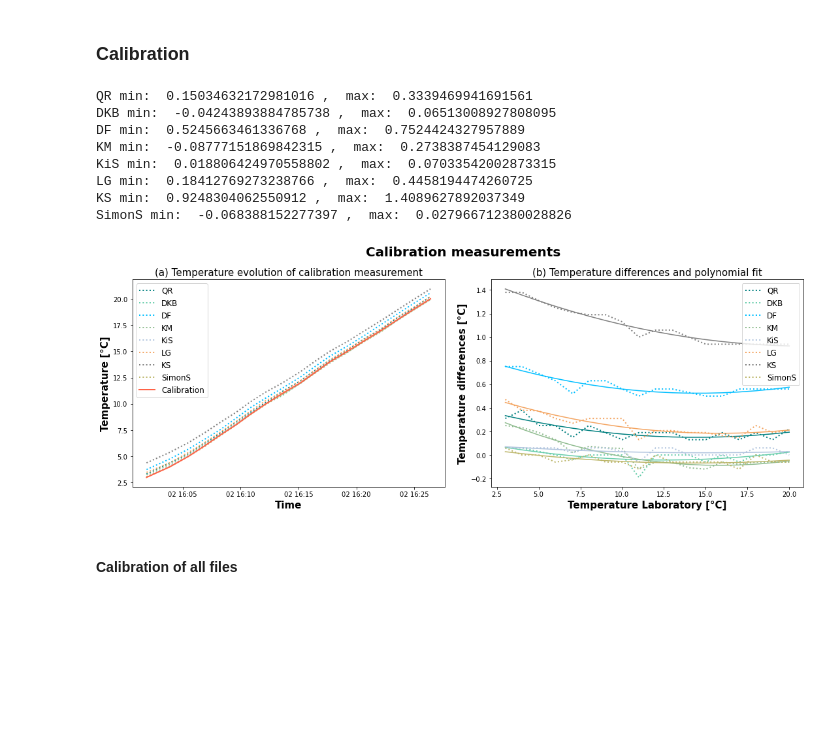
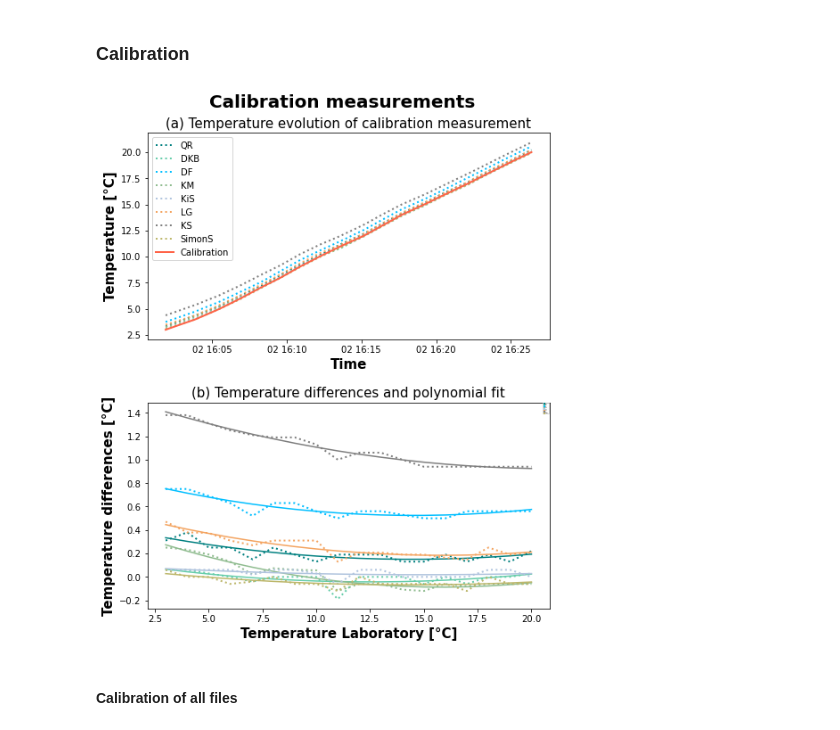
Before and after one commit to loanagr/Temperature_sensor, a Jupyter notebook: Evaluation_Tsensor_measurements.ipynb, the cells around one changed output. Cells and saved outputs as stored; diff of their text form; code cells hidden in the pictures; blank space fills up the shorter version.

```diff
--- a/Evaluation_Tsensor_measurements.ipynb
+++ b/Evaluation_Tsensor_measurements.ipynb
@@ -112,8 +112,8 @@ c = ['tomato', 'teal', 'mediumaquamarine', 'deepskyblue', 'darkseagreen', 'light
      '#7f7f7f', 'darkkhaki', '#17becf']
 
 #start the figure command for 2 subplots
-fig, (ax1,ax2) = plt.subplots(1, 2,figsize=(15,5))
-fig.tight_layout(w_pad=4)
+fig, (ax1,ax2) = plt.subplots(2, figsize=(7,8))
+fig.tight_layout(h_pad=5)
 
 
 #set variables for the calulated fit in the y-variable and the fit parameters
@@ -123,46 +123,37 @@ fit_parameter = {}
 #2nd order polnomial fit for calibration (y=ax²+bx+c)
 for i, sensor in enumerate(sensor_list[1:]):
     #calculation of the fit parameters a, b, c
     fit_parameter[sensor] = np.polyfit(df1_1[sensor_list[0]].values, df1_1[sensor].values-
                                        df1_1[sensor_list[0]].values, 2)
 
     #calculation of polynomial fit using the fit parameters
     fit_y[i] = (fit_parameter[sensor][2]+fit_parameter[sensor][1]*df1_1[sensor_list[0]]+
                 fit_parameter[sensor][0]*df1_1[sensor_list[0]]**2)
-    print(sensor,'min: ', min(fit_y[i]), ',  max: ', max(fit_y[i]))
 
     #plot the fit and calibration measurement:
 
     #plot of temperature evolution over time of the calibration measurement time series
     ax1.plot(df1_1.index,df1_1[sensor],label=sensor, c= c[i+1], linestyle = "dotted", linewidth=2)
     ax1.set_xlabel('Time',size = 15,weight='semibold')
     ax1.set_ylabel('Temperature [°C]',size=15,weight='semibold')
     ax1.set_title('(a) Temperature evolution of calibration measurement', fontsize = 15)
 
     #plot of temperature differences between temperture sensors and polynomial fit
     ax2.plot(df1_1[sensor_list[0]],fit_y[i], c= c[i+1])
     ax2.plot(df1_1[sensor_list[0]].values,df1_1[sensor].values-df1_1[sensor_list[0]].values,label = sensor,
              alpha = 1,linestyle = "dotted", linewidth = 2, c=c[i+1])
     ax2.set_xlabel('Temperature Laboratory [°C]',size = 15,weight='semibold')
     ax2.set_ylabel('Temperature differences [°C]',size=15,weight='semibold')
-    ax2.legend(prop=dict(size=12))
+    ax2.legend(prop=dict(size=1))
     ax2.set_title('(b) Temperature differences and polynomial fit', fontsize = 15)
 
 ax1.plot(df1_1.index,df1_1['Calibration'],label='Calibration', c= c[0], linewidth=2)
-ax1.legend(prop=dict(size=12))
-my_suptitle = fig.suptitle('Calibration measurements', fontsize=20, fontweight='bold', y=1.1)
+ax1.legend(prop=dict(size=10))
+my_suptitle = fig.suptitle('Calibration measurements', fontsize=20, fontweight='bold', y=1.05)
 
 fig.savefig('Plots/Calibration_measurements.pdf',dpi=fig.dpi, bbox_inches='tight',bbox_extra_artists=[my_suptitle])
 # %% [output]
-QR min:  0.15034632172981016 ,  max:  0.3339469941691561
-DKB min:  -0.04243893884785738 ,  max:  0.06513008927808095
-DF min:  0.5245663461336768 ,  max:  0.7524424327957889
-KM min:  -0.08777151869842315 ,  max:  0.2738387454129083
-KiS min:  0.018806424970558802 ,  max:  0.07033542002873315
-LG min:  0.18412769273238766 ,  max:  0.4458194474260725
-KS min:  0.9248304062550912 ,  max:  1.4089627892037349
-SimonS min:  -0.068388152277397 ,  max:  0.027966712380028826
-[figure, old version]
+[figure, new version]
 # %% [markdown]
 #### Calibration of all files
 # %%
```
Also changed, not shown: parts of 3 cells of this notebook, 17 other files.
